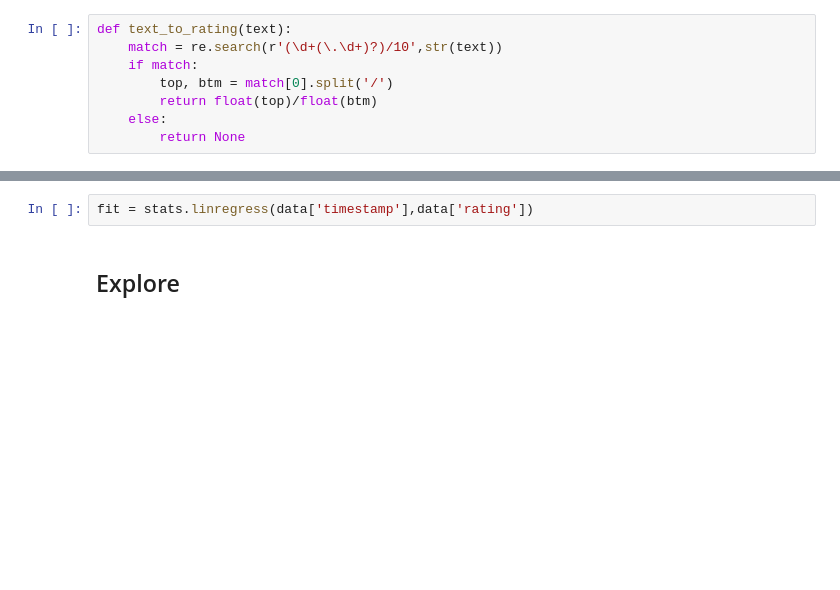
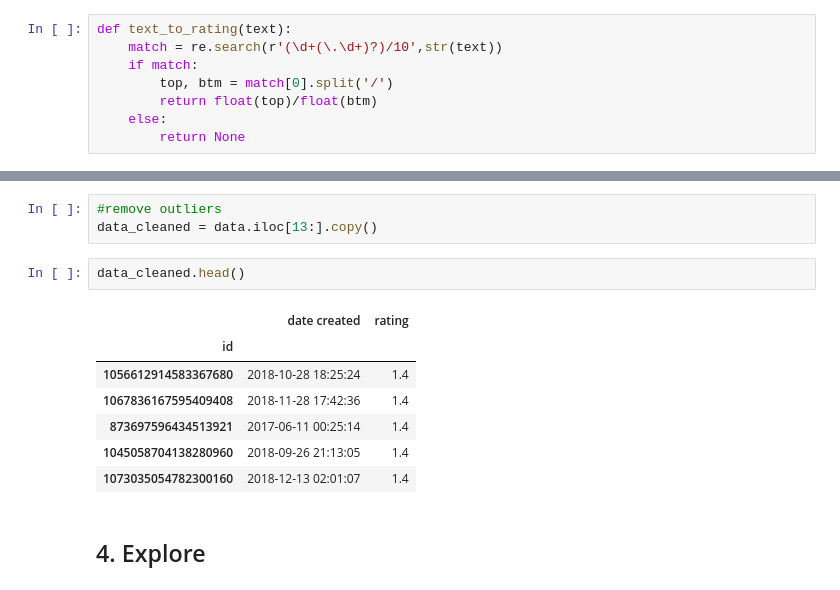
Before and after one commit to callysto/Data-Viz-of-the-Week, a Jupyter notebook: dog-rating-inflation/weratedogs-bestfit.ipynb, the cells around one changed output, grey strips where cells are left out. Saved outputs shown, nothing was run; the diff lists cells and outputs as text; blank space fills up the shorter version.

```diff
--- a/dog-rating-inflation/weratedogs-bestfit.ipynb
+++ b/dog-rating-inflation/weratedogs-bestfit.ipynb
@@ -53,4 +60,15 @@ data= data.iloc[6:-3]
-# %%
-fit = stats.linregress(data['timestamp'],data['rating'])
+# %%
+#remove outliers
+data_cleaned = data.iloc[13:].copy()
+# %%
+data_cleaned.head()
+# %% [output]
+|  | date created | rating |
+| id |  |  |
+| 1056612914583367680 | 2018-10-28 18:25:24 | 1.4 |
+| 1067836167595409408 | 2018-11-28 17:42:36 | 1.4 |
+| 873697596434513921 | 2017-06-11 00:25:14 | 1.4 |
+| 1045058704138280960 | 2018-09-26 21:13:05 | 1.4 |
+| 1073035054782300160 | 2018-12-13 02:01:07 | 1.4 |
 # %% [markdown]
-## Explore
+## 4. Explore
```
Also changed, not shown: parts of 8 cells of this notebook.
